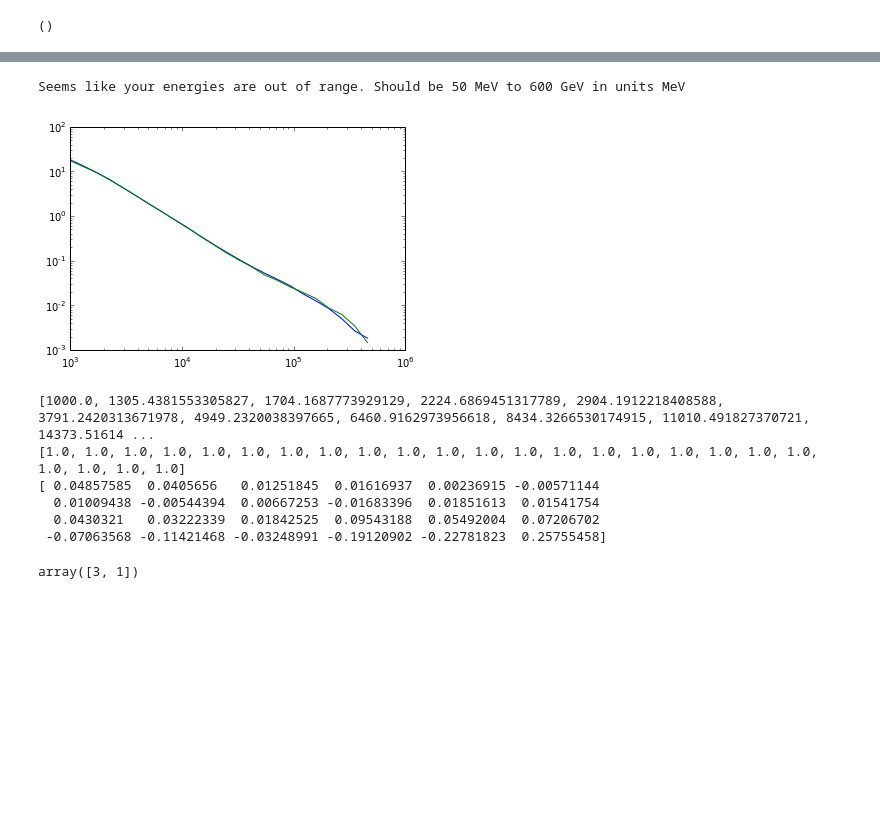
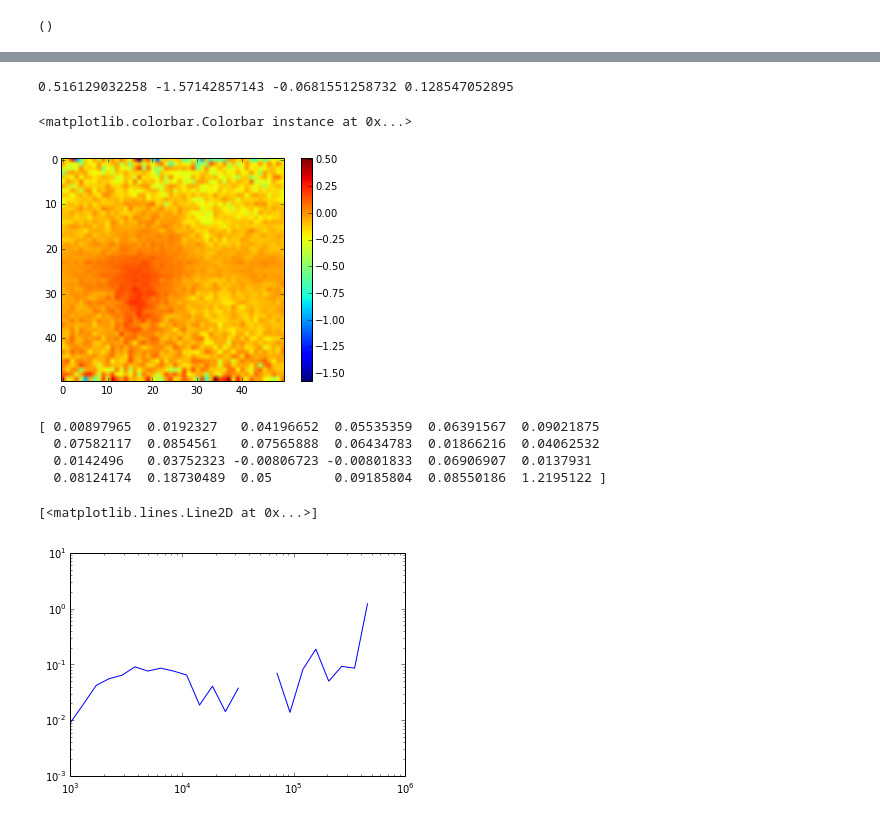
Before and after one commit to erccarls/time_var, a Jupyter notebook: Time_Var_DBSCAN/Sample BG.ipynb, the cells around one changed output, grey strips where cells are left out. Cells and saved outputs as stored; diff of their text form; code cells hidden in the pictures; blank space fills up the shorter version.

```diff
--- a/Time_Var_DBSCAN/Sample BG.ipynb
+++ b/Time_Var_DBSCAN/Sample BG.ipynb
@@ -127,0 +170,7 @@ def compute_ratio(ei,ef,eh,el):
+# %%
+E,L,B,T = pf.LoadEvents('/data/gtobssim_data/diffuse_4yr_v1/lat_ph_merged2.fits',elow=1e3,ehigh=600e3)
+
+%autoreload 2
+from GammaCAP import SimTools
+Sim = SimTools.SimTools(eMin=1e3,eMax=600e3, time=59999925.1939)
+B2,L2,T2,E2 = Sim.SimBG()
@@ -127,0 +195,11 @@ def compute_ratio(ei,ef,eh,el):
+# %%
+bins = 50
+R = (np.histogram2d(B,L,bins=bins)[0]-np.histogram2d(B2,L2,bins=bins)[0])/np.histogram2d(B,L,bins=bins)[0].astype(float)
+plt.imshow(R)
+
+print np.max(R),np.min(R), np.average(R), np.std(R)
+plt.colorbar()
+# %% [output]
+0.516129032258 -1.57142857143 -0.0681551258732 0.128547052895
+<matplotlib.colorbar.Colorbar instance at 0x...>
+[figure, added]
@@ -128,34 +443,17 @@ def compute_ratio(ei,ef,eh,el):
 # %%
-e = np.logspace(np.log10(1e3),np.log10(6e5),25)
-m1 = [Prep_Data(e[i],e[i+1]) for i in range(len(e)-1)]
-m2 = [from_data(e[i],e[i+1]) for i in range(len(e)-1)]
+%autoreload 2
+e = np.logspace(np.log10(1e3),np.log10(5.99999e5),25)
+m1 = np.array([SimTools(eMin=e[i],eMax=e[i+1], time=2*3.15e7).SimBG() for i in range(len(e)-1)])
+
+m2 = np.array([len(LoadEvents('/data/gtobssim_data/diffuse_2yr_v1/lat_ph_merged2.fits',eMin=e[i],eMax=e[i+1])[0]) for i in range(len(e)-1)]).astype(float)
-# %% [output]
-Seems like your energies are out of range. Should be 50 MeV to 600 GeV in units MeV
-# %%
-plt.plot(e[:-1],m1,label='bgmodel')
-plt.plot(e[:-1],m2,label='data')
-
-mult = np.ones(len(m1))# np.divide(m2,m1)
-#mult = np.divide(m2,m1)
-res = np.divide(np.subtract(np.multiply(m1,mult),m2),m2)
-#plt.plot(e[:-1],res)
-#plt.legend()
-plt.yscale('log')
-#plt.ylim(-.2,.2)
-plt.xscale('log')
-plt.show()
-print list(e[:-1])
-print list(mult)
-print res
-# %% [output]
-[figure, removed]
-[1000.0, 1305.4381553305827, 1704.1687773929129, 2224.6869451317789, 2904.1912218408588, 3791.2420313671978, 4949.2320038397665, 6460.9162973956618, 8434.3266530174915, 11010.491827370721, 14373.51614 ...
-[1.0, 1.0, 1.0, 1.0, 1.0, 1.0, 1.0, 1.0, 1.0, 1.0, 1.0, 1.0, 1.0, 1.0, 1.0, 1.0, 1.0, 1.0, 1.0, 1.0, 1.0, 1.0, 1.0, 1.0]
-[ 0.04857585  0.0405656   0.01251845  0.01616937  0.00236915 -0.00571144
-  0.01009438 -0.00544394  0.00667253 -0.01683396  0.01851613  0.01541754
-  0.0430321   0.03222339  0.01842525  0.09543188  0.05492004  0.07206702
- -0.07063568 -0.11421468 -0.03248991 -0.19120902 -0.22781823  0.25755458]
-# %%
-np.array([1,0])+np.array([2,1])
-# %% [output]
-array([3, 1])
+# %%
+print (m2-m1)/m1
+plt.loglog(e[:-1],(m2-m1)/m1)
+#plt.loglog(m2)
+# %% [output]
+[ 0.00897965  0.0192327   0.04196652  0.05535359  0.06391567  0.09021875
+  0.07582117  0.0854561   0.07565888  0.06434783  0.01866216  0.04062532
+  0.0142496   0.03752323 -0.00806723 -0.00801833  0.06906907  0.0137931
+  0.08124174  0.18730489  0.05        0.09185804  0.08550186  1.2195122 ]
+[<matplotlib.lines.Line2D at 0x...>]
+[figure, added]
```
Also changed, not shown: parts of 14 cells of this notebook, 6 other files.
